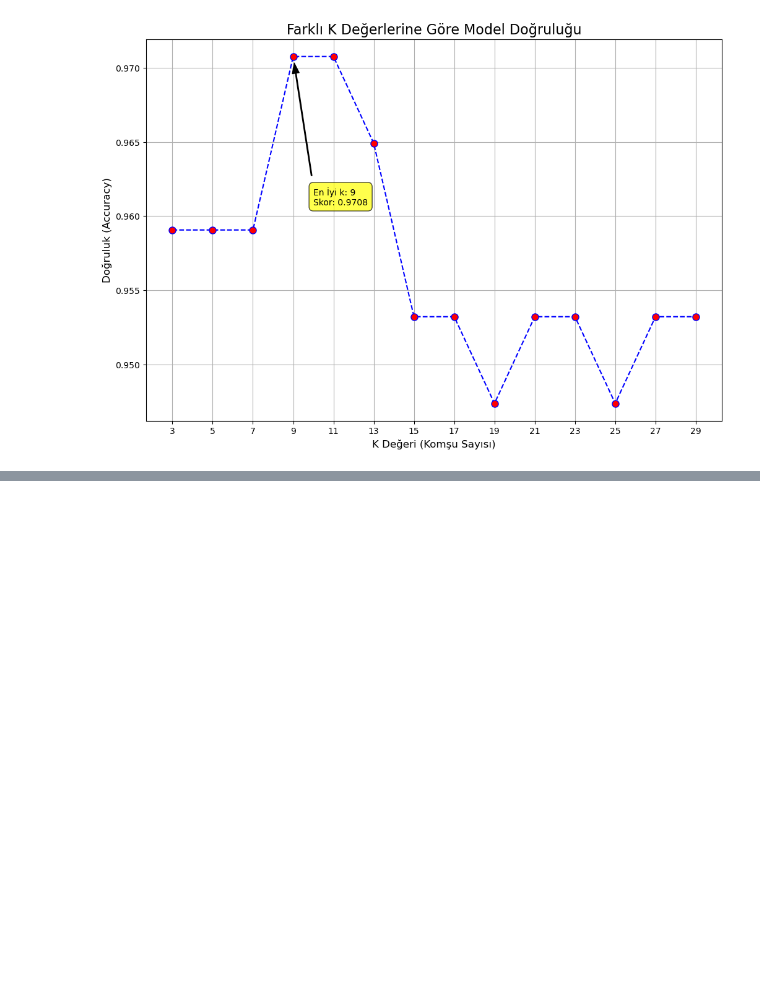
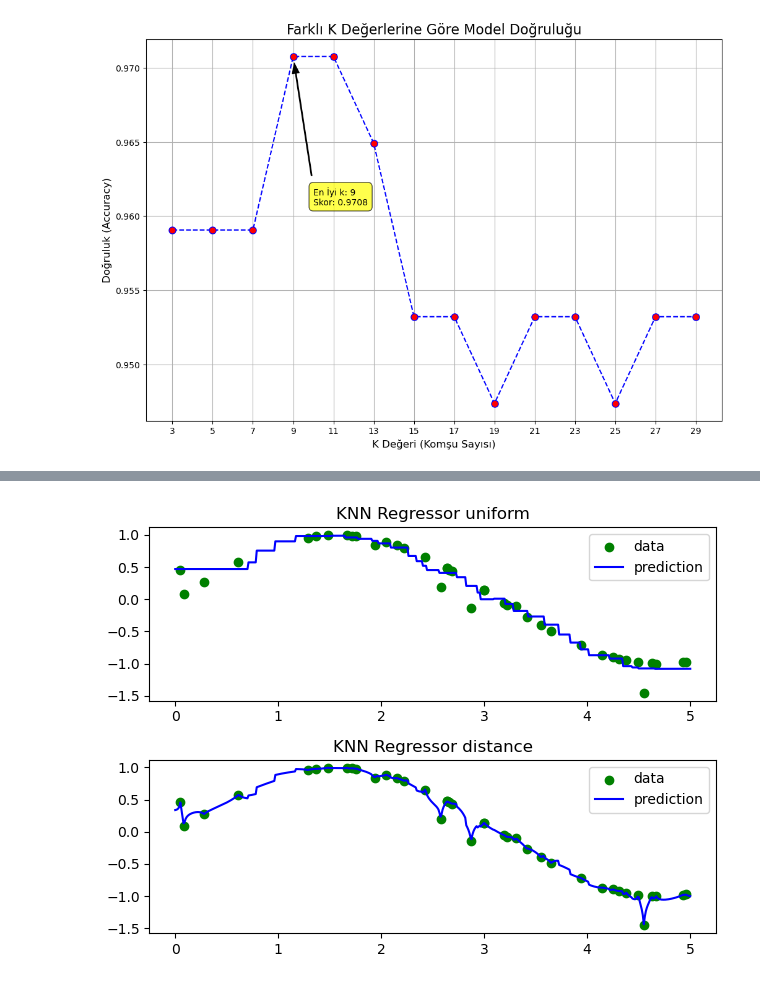
Before and after one commit to Tahir1072a/Python_Not_Defteri, a Jupyter notebook: src/ML/K_NN Algorithm.ipynb, the cells around one changed output, grey strips where cells are left out. Cells and saved outputs as stored; diff of their text form; code cells hidden in the pictures; blank space fills up the shorter version.

```diff
--- a/src/ML/K_NN Algorithm.ipynb
+++ b/src/ML/K_NN Algorithm.ipynb
@@ -145,0 +158,32 @@ plt.show() # Grafiği gösterme
+# %%
+# Not : Örnek biraz saçma gibi geldi incelenebilir ama...
+import numpy as np
+import matplotlib.pyplot as plt
+from sklearn.neighbors import KNeighborsRegressor
+
+# Veri Setimizi oluşturalım.
+X = np.sort(5 * np.random.rand(40, 1), axis=0) # uniform distribution
+y = np.sin(X).ravel() # target, ravel fonksiyonu vektör haline getiriyor...
+
+# add noise
+y[::5] +=  1 * (0.5 - np.random.rand(8))
+
+# Test Verisi
+T = np.linspace(0, 5, num=500)[:, np.newaxis] # Belirli bir aralıkta eşit aralıklı sayılar return eder.
+# Tek boyutlu bir dizi return edecektir bu kod. Ancak bize 2D bir array lazım. np.newaxis bize bu ikinci boyutu kazandıracaktır. (np.newaxis)
+
+for i, weight in enumerate(["uniform", "distance"]):
+    R_knn = KNeighborsRegressor(n_neighbors=5, weights=weight)
+    y_pred = R_knn.fit(X, y).predict(T)
+
+    plt.subplot(2, 1, i + 1)
+    plt.scatter(X, y, color = "green", label= "data")
+    plt.plot(T, y_pred, color = "blue", label="prediction")
+    plt.axis("tight")
+    plt.legend()
+    plt.title(f"KNN Regressor {weight}")
+
+plt.tight_layout()
+plt.show()
+# %% [output]
+[figure, added]
```
Also changed, not shown: parts of 2 cells of this notebook.
